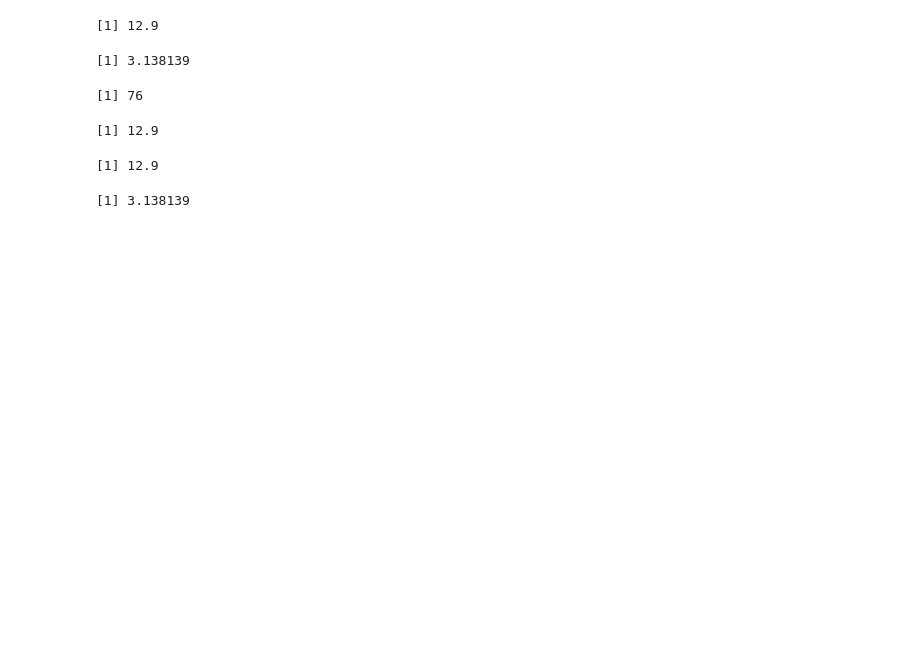
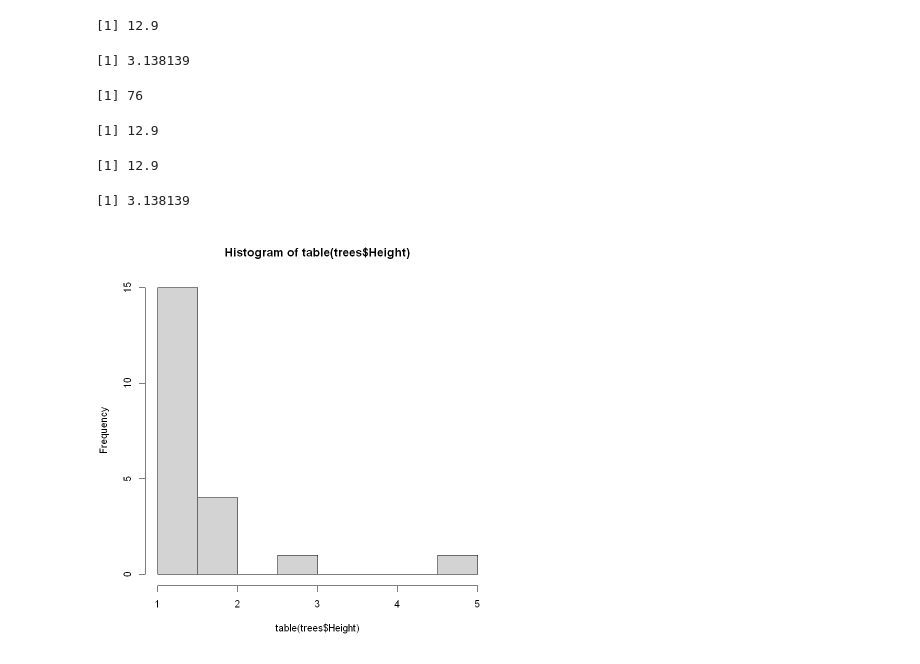
Before and after one commit to layla-focalors/r_learning_mx, a Jupyter notebook: app_loader.ipynb, the cells around one changed output. Drawn from its saved outputs; the diff is of its cells as text; code cells hidden in the pictures; blank space fills up the shorter version.

```diff
--- a/app_loader.ipynb
+++ b/app_loader.ipynb
@@ -251,3 +251,7 @@ mean(trees$Girth, trim = 1.5)
 sd(trees$Girth)
 # %% [output]
 [1] 3.138139
+# %%
+hist(table(trees$Height))
+# %% [output]
+[figure, added]
```
Also changed, not shown: parts of 20 cells of this notebook.
